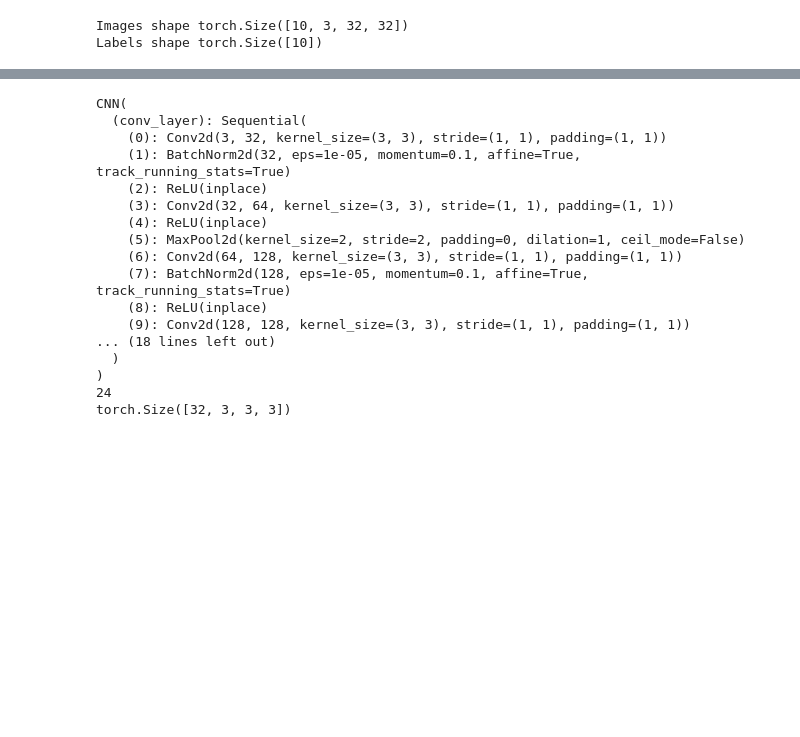
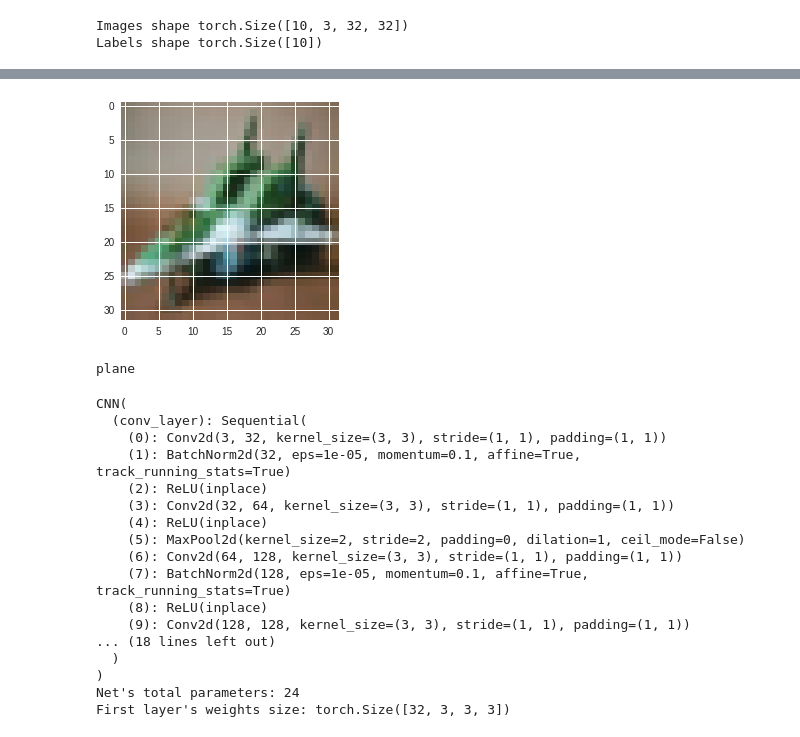
Before and after one commit to RouSage/diploma, a Jupyter notebook: diploma.ipynb, the cells around one changed output, grey strips where cells are left out. Cells and saved outputs as stored; diff of their text form; code cells hidden in the pictures; blank space fills up the shorter version.

```diff
--- a/diploma.ipynb
+++ b/diploma.ipynb
@@ -62,3 +79,11 @@ cat plane car horse dog bird horse ship dog truck
+# %%
+# Show 1 image
+images, labels = dataiter.next()
+imshow(images[0])
+print(classes[labels[0]])
+# %% [output]
+[figure, added]
+plane
 # %%
 import torch.nn as nn
 # %%
@@ -201,12 +226,11 @@ print(net)
 
 # Net's parameters
 params = list(net.parameters())
-print(len(params))
+print("Net's total parameters: {}".format(len(params)))
 # Conv2d's (0) weights
-print(params[0].size())
+print("First layer's weights size: {}".format(params[0].size()))
 
 # Parameters for training
-start_epoch = 0
 num_epochs = 5
 
 # Dataloaders for training and validation phases
@@ -236,8 +260,8 @@ CNN(
 ... (18 lines left out)
   )
 )
-24
-torch.Size([32, 3, 3, 3])
+Net's total parameters: 24
+First layer's weights size: torch.Size([32, 3, 3, 3])
 # %%
 # Detect if GPU is available
 device = torch.device("cuda:0" if torch.cuda.is_available() else "cpu")
```
Also changed, not shown: parts of 23 cells of this notebook, 3 other files.
